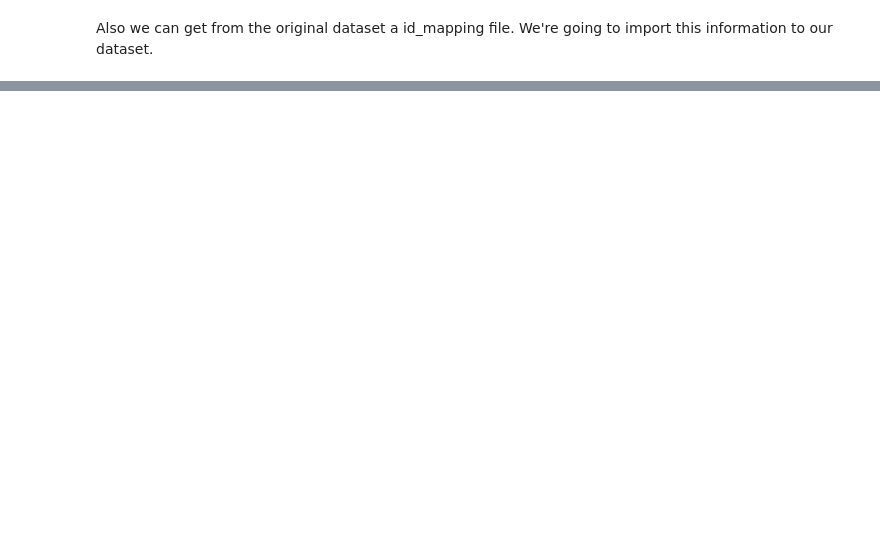
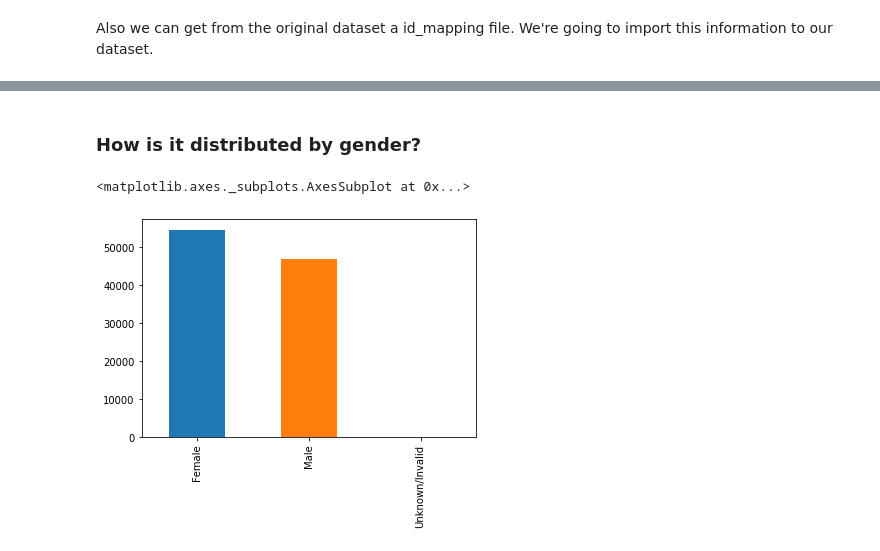
Before and after one commit to LaRosaM/ds_test_globant_diabetes_problem, a Jupyter notebook: Globant DS Test - Jose La Rosa.ipynb, the cells around one changed output, grey strips where cells are left out. Cells and saved outputs as stored; diff of their text form; code cells hidden in the pictures; blank space fills up the shorter version.

```diff
--- a/Globant DS Test - Jose La Rosa.ipynb
+++ b/Globant DS Test - Jose La Rosa.ipynb
@@ -132,0 +142,7 @@ diabetes_data['admission_source_str'] = diabetes_data['admission_source_id'].rep
+# %% [markdown]
+### How is it distributed by gender?
+# %%
+diabetes_data['gender'].value_counts().plot(kind='bar', color=discrete_color)
+# %% [output]
+<matplotlib.axes._subplots.AxesSubplot at 0x...>
+[figure, added]
```
Also changed, not shown: parts of 50 cells of this notebook.
